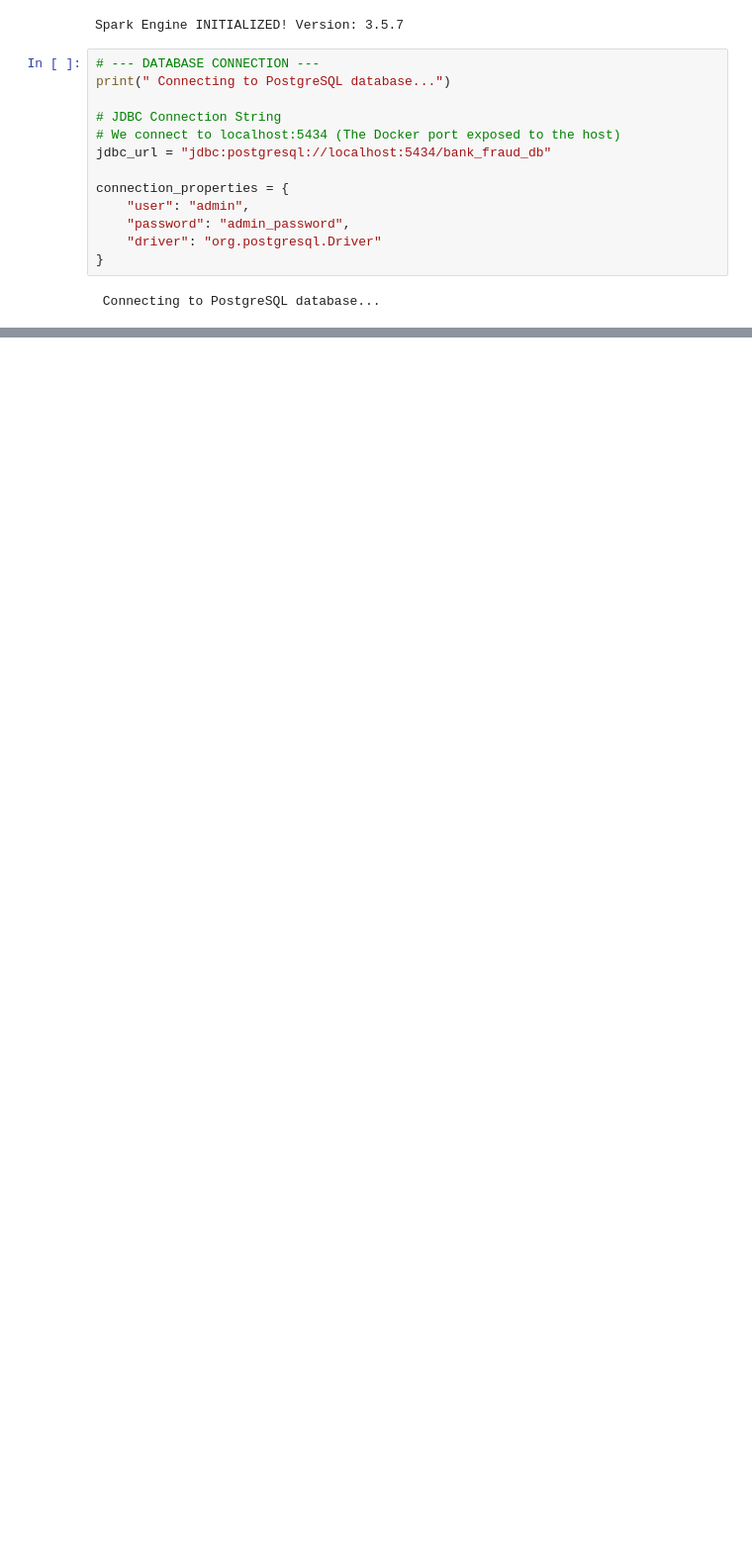
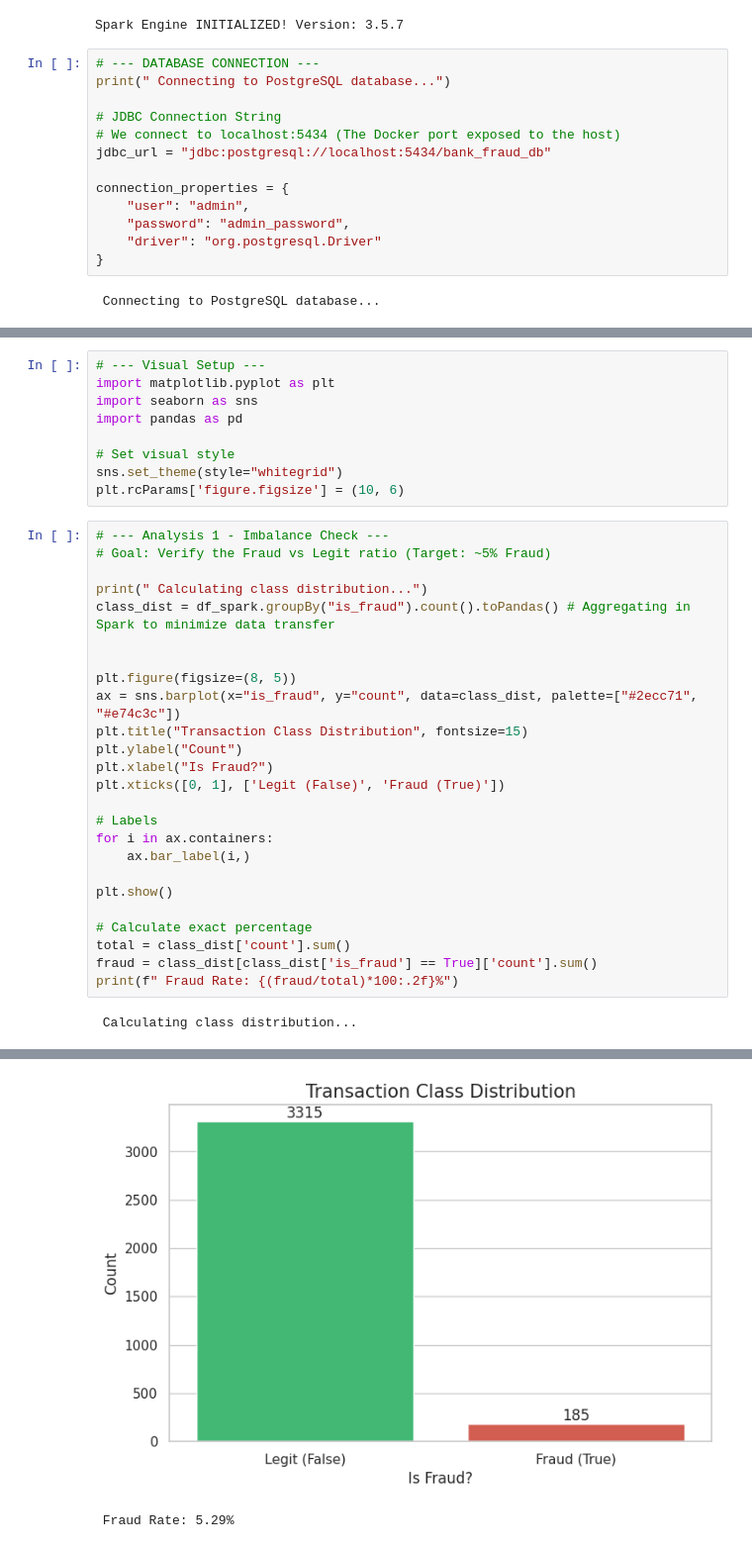
Before and after one commit to mausanram/Data_Bank_Simulator, a Jupyter notebook: notebooks/fraud_analysis_spark.ipynb, the cells around one changed output, grey strips where cells are left out. Shown at 99% size. Cells and saved outputs as stored; diff of their text form; blank space fills up the shorter version.

```diff
--- a/notebooks/fraud_analysis_spark.ipynb
+++ b/notebooks/fraud_analysis_spark.ipynb
@@ -90,3 +92,39 @@ df_spark.printSchema()
  |-- merchant: string (nullable = true)
  |-- location: string (nullable = true)
  |-- is_fraud: boolean (nullable = true)
+# %%
+# --- Visual Setup ---
+import matplotlib.pyplot as plt
+import seaborn as sns
+import pandas as pd
+
+# Set visual style
+sns.set_theme(style="whitegrid")
+plt.rcParams['figure.figsize'] = (10, 6)
+# %%
+# --- Analysis 1 - Imbalance Check ---
+# Goal: Verify the Fraud vs Legit ratio (Target: ~5% Fraud)
+
+print(" Calculating class distribution...")
+class_dist = df_spark.groupBy("is_fraud").count().toPandas() # Aggregating in Spark to minimize data transfer
+
+
+plt.figure(figsize=(8, 5))
+ax = sns.barplot(x="is_fraud", y="count", data=class_dist, palette=["#2ecc71", "#e74c3c"])
+plt.title("Transaction Class Distribution", fontsize=15)
+plt.ylabel("Count")
+plt.xlabel("Is Fraud?")
+plt.xticks([0, 1], ['Legit (False)', 'Fraud (True)'])
+
+# Labels
+for i in ax.containers:
+    ax.bar_label(i,)
+
+plt.show()
+
+# Calculate exact percentage
+total = class_dist['count'].sum()
+fraud = class_dist[class_dist['is_fraud'] == True]['count'].sum()
+print(f" Fraud Rate: {(fraud/total)*100:.2f}%")
+# %% [output]
+ Calculating class distribution...
@@ -92,0 +134,2 @@ df_spark.printSchema()
+[figure, added]
+ Fraud Rate: 5.29%
```
Also changed, not shown: parts of 15 cells of this notebook, 14 other files.
